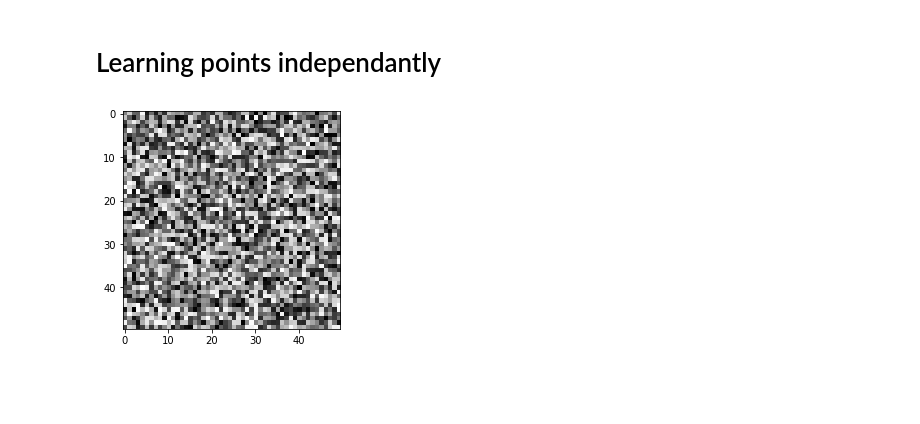
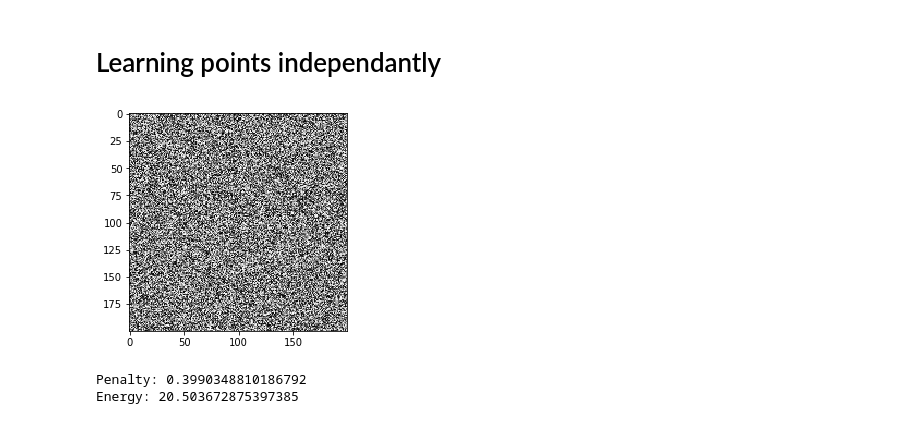
Before and after one commit to Biagig/Learning-Sampling-Pattern, a Jupyter notebook: Full algorithm.ipynb, the cells around one changed output. Drawn from its saved outputs; the diff is of its cells as text; code cells hidden in the pictures; blank space fills up the shorter version.

```diff
--- a/Full algorithm.ipynb
+++ b/Full algorithm.ipynb
@@ -62,13 +64,12 @@ param = {"epsilon":1e-2,"gamma":1e-10}
 Creating images, kspace_data and updating param
 # %%
 #Oasis image
-all_images = [ "oasis_data/sub-OAS30001_ses-d0129_run-01_T1w.nii"]
-              #,"../oasis_data/sub-OAS30278_ses-d1325_run-02_T1w.nii" ]
-im = nib.load("oasis_data/sub-OAS30001_ses-d0129_run-01_T1w.nii")
+im = nib.load("oasis_data/T2w/sub-OAS30001_sess-d0129_acq-TSE_T2w.nii")
 im = im.get_fdata()
 
-Nimages = 3
-images = [(1+0j)*im[ :, 30:206, i ]for i in range(124,124+Nimages)]
+Nimages = 5
+images = [(1+0j)*im[ :, :, i ]for i in range(Nimages)]
+test_images = [(1+0j)*im[ :, :, 15+i ]for i in range(20)]
 # %%
 def reduce_img_size( n_dim, image ):
     mid = image.shape[ 0 ] // 2
@@ -78,5 +79,8 @@ def reduce_img_size( n_dim, image ):
     return np.abs( reduced_image )
 
 images = [reduce_img_size(n,im) for im in images]
-kspace_data = [(1+0j)*fourier_op.op(u0_mat)+0.1*np.mean(u0_mat)*np.random.randn(2*n*n).view(np.complex128)
+test_images = [reduce_img_size(n,im) for im in test_images]
+kspace_data = [(1+0j)*fourier_op.op(u0_mat)+0.15*np.mean(u0_mat)*np.random.randn(2*n*n).view(np.complex128)
                for u0_mat in images]
+test_kspace_data = [(1+0j)*fourier_op.op(u0_mat)+0.15*np.mean(u0_mat)*np.random.randn(2*n*n).view(np.complex128)
+               for u0_mat in test_images]
@@ -83,9 +91,9 @@ kspace_data = [(1+0j)*fourier_op.op(u0_mat)+0.1*np.mean(u0_mat)*np.random.randn(
 # %%
-param["c"] = 1e-7
-param["beta"] = 1e-4
+param["c"] = 1e-8
+param["beta"] = 2e-5
 # %%
 # -- Main object to learn mask --
 # -------------------------------
 obj = Mask_Learner(images=images,kspace_data=kspace_data,
-                    fourier_op=fourier_op , linear_op=linear_op , param=param ,
-                    verbose=-1 , my_const={"sigma":5,"tau":0.1})
+                    samples= np.array(kspace_loc) , wavelet_name = wavelet_name , wavelet_scale = wavelet_scale ,
+                    param=param , verbose=-1 , my_const={"sigma":5,"tau":0.1} , maxiter=20 , maxfun=20)
@@ -93,11 +122,19 @@ obj = Mask_Learner(images=images,kspace_data=kspace_data,
 # Learning points independantly
 # %%
 p0 = np.random.rand(n**2+1)
-p0[-1] = 1e-2
+p0[-1] = 1e1
 
 plt.figure()
 plt.imshow(np.reshape(p0[:-1],(n,n)),cmap='gray')
+#plt.savefig("Results/Upper Level/Penalty_strength_V2/Initial_mask.png")
 plt.show()
+
+print("Penalty:",P(p0,param["beta"]),
+      "\nEnergy:",E(pk=p0 , images=images , kspace_data=kspace_data , samples = kspace_loc ,
+                    wavelet_name = wavelet_name , wavelet_scale = wavelet_scale , param=param , verbose=-1 ,
+                    const=obj.const))
 # %% [output]
-[figure, old version]
+[figure, new version]
+Penalty: 0.3990348810186792
+Energy: 20.503672875397385
 # %%
```
Also changed, not shown: parts of 22 cells of this notebook, 2 other files.
